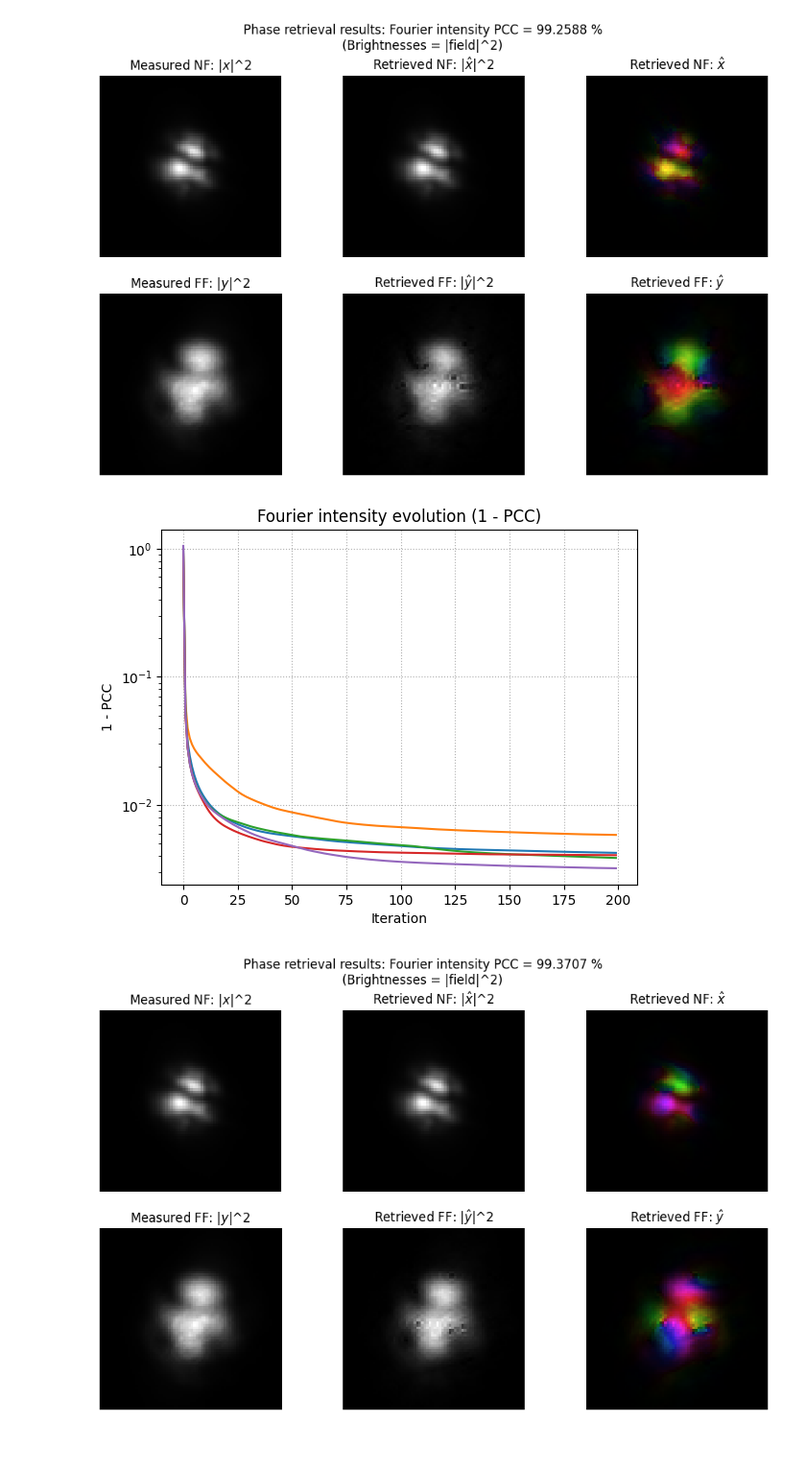
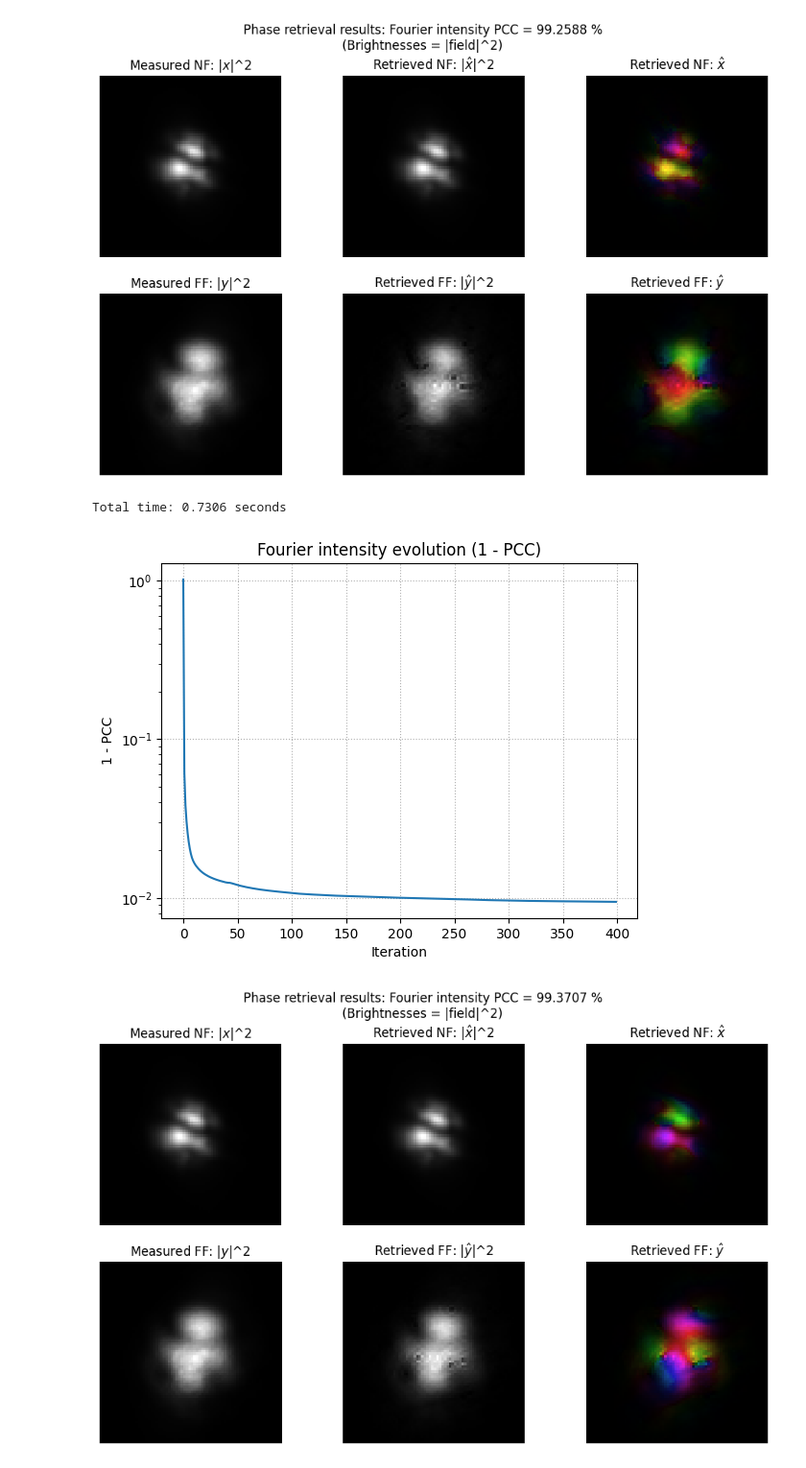
Before and after one commit to jysru/Speckle-Retrieval, a Jupyter notebook: notebooks/experimental_hollow_core_speckle_retrieval_maxime_torch.ipynb, the cells around one changed output. Shown at 96% size. Cells and saved outputs as stored; diff of their text form; code cells hidden in the pictures.

```diff
--- a/notebooks/experimental_hollow_core_speckle_retrieval_maxime_torch.ipynb
+++ b/notebooks/experimental_hollow_core_speckle_retrieval_maxime_torch.ipynb
@@ -132,8 +132,8 @@ def compute_N_win(wavelength, focal_length, pixel_size1, pixel_size2):
 
 pixel_cp = 5.86e-6
 pixel_cl = 5.86e-6
-bin_cp = 4
-bin_cl = 4
+bin_cp = 2
+bin_cl = 2
 wavelength = 1064e-9
 focal_length = 100e-3
 N_window = compute_N_win(wavelength, focal_length, bin_cp * pixel_cp, bin_cl * pixel_cl)
@@ -427,7 +425,7 @@ Iteration 90, Loss: 0.012145871296525002
 tft = torch.from_numpy(ft).to(torch.float)
 tft = tft.unsqueeze(0).unsqueeze(0)
 
-N=5
+N=1
 
 device = 'cuda'
 
@@ -436,45 +434,57 @@ tft = tft.to(device)
 support = support.to(device)
 
 nsupport = support.repeat(N, 1, 1, 1)
 ntft = tft.repeat(N, 1, 1, 1)
 ntfield = tfield.repeat(N, 1, 1, 1)
 
 
 results = []
 
+if device.startswith("cuda"):
+    torch.cuda.synchronize()
+    start_event = torch.cuda.Event(enable_timing=True)
+    end_event = torch.cuda.Event(enable_timing=True)
+    start_event.record()
+
 x, result = tspr.retrieval.run(
         magnitudes=(torch.abs(ntfield), torch.abs(ntft)),
         support=nsupport,
         # init=x,
         # init=tspr.initializers.flat_phases(torch.abs(ntfield)),
         init=tspr.initializers.random_phases(torch.abs(ntfield)),
         algorithm=tspr.retrieval.ER,
         # algorithm_kwargs={'beta': 0.99},
         max_iter=200,
 )
 results.append(result)
 
 
-# x, result = tspr.retrieval.run(
-#         magnitudes=(torch.abs(ntfield), torch.abs(ntft)),
-#         support=nsupport,
-#         init=x,
-#         # init=spr.initializers.flat_phases(magnitude=np.abs(field)),
-#         # init=tspr.initializers.random_phases(np.abs(tfield)),
-#         algorithm=tspr.retrieval.ER,
-#         # algorithm_kwargs={'beta': 0.99},
-#         max_iter=200,
-# )
-# results.append(result)
+x, result = tspr.retrieval.run(
+        magnitudes=(torch.abs(ntfield), torch.abs(ntft)),
+        support=nsupport,
+        init=x,
+        # init=spr.initializers.flat_phases(magnitude=np.abs(field)),
+        # init=tspr.initializers.random_phases(np.abs(tfield)),
+        algorithm=tspr.retrieval.ER,
+        # algorithm_kwargs={'beta': 0.99},
+        max_iter=200,
+)
+results.append(result)
+
+end_event.record()
+torch.cuda.synchronize()
+elapsed_time_ms = start_event.elapsed_time(end_event)
+print(f"Total time: {elapsed_time_ms/1000:.4f} seconds")
 
 
 
 tspr.retrieval.report_convergence_results(merge_dicts(results), key='pearson_fourier')
 
 x_hat = x
 y_hat = tspr.transforms.fourier_transform(x_hat)
 # %% [output]
+Total time: 0.7306 seconds
-[figure, old version]
+[figure, new version]
 # %%
 idx = 0
 
```
Also changed, not shown: parts of 5 cells of this notebook, 4 other files.
